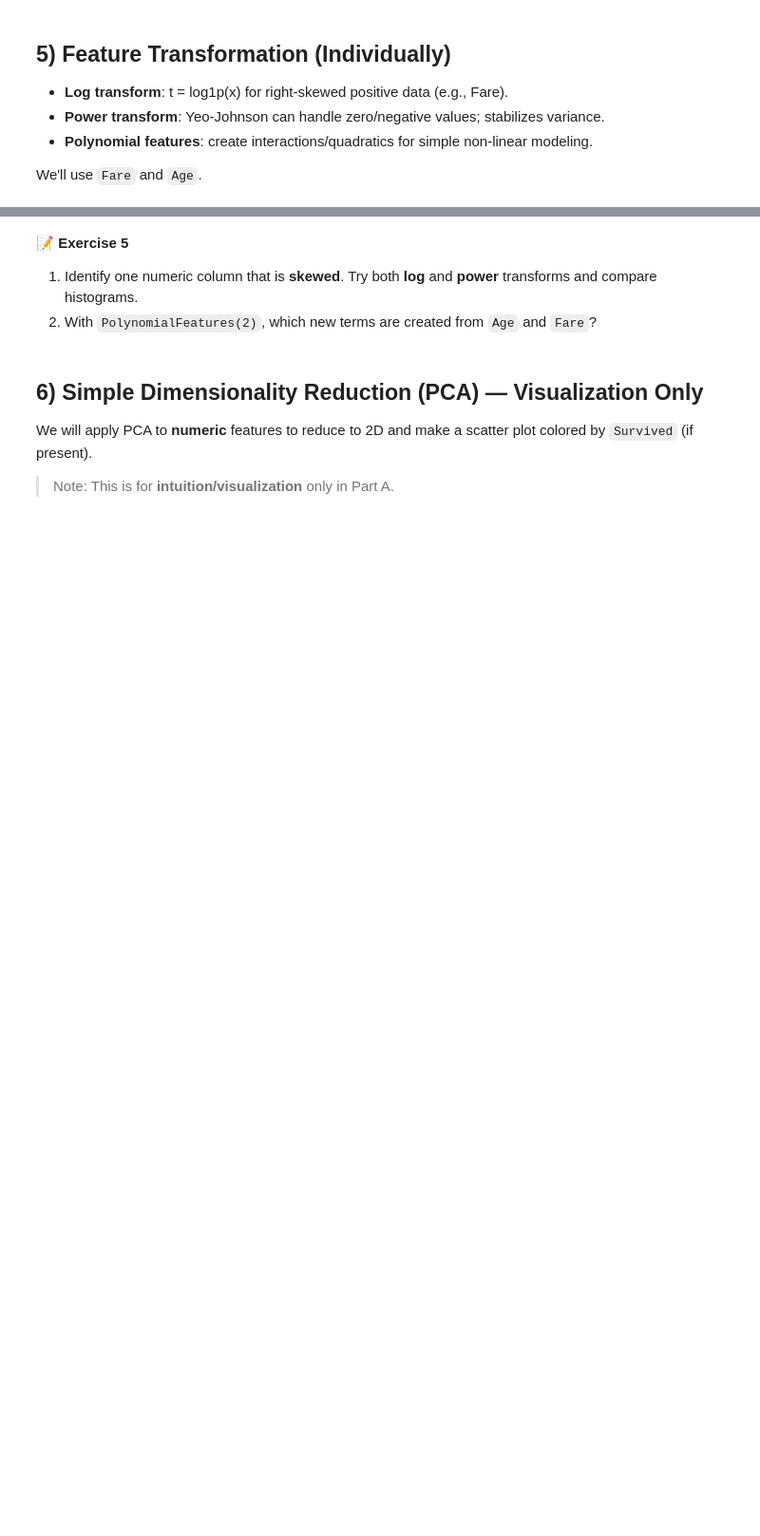
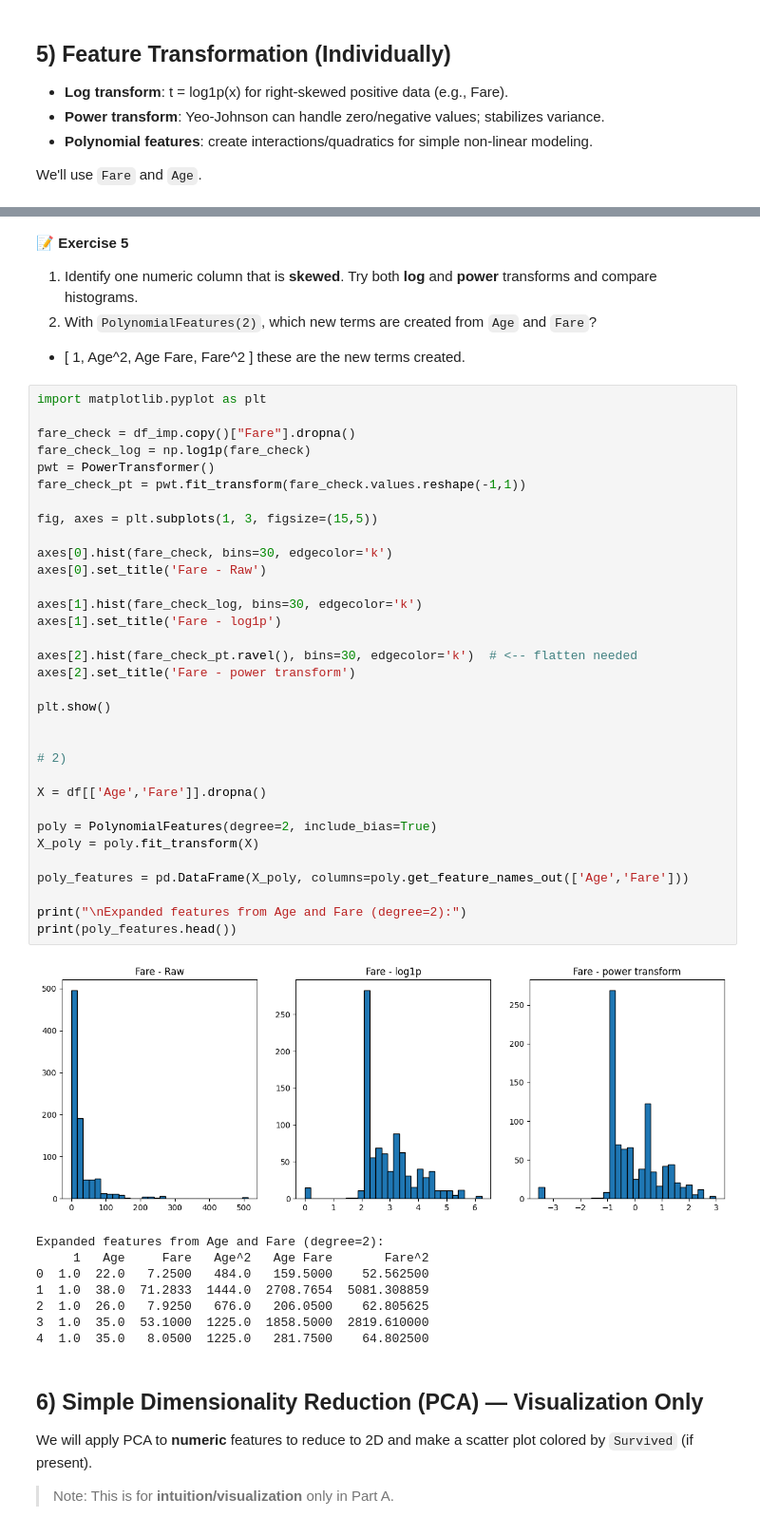
Before and after one commit to abhiram-vattikonda/ML, a Jupyter notebook: lab3_AP23110010258.ipynb, the cells around one changed output, grey strips where cells are left out. Shown at 95% size. Drawn from its saved outputs; the diff is of its cells as text; blank space fills up the shorter version.

```diff
--- a/lab3_AP23110010258.ipynb
+++ b/lab3_AP23110010258.ipynb
@@ -325,6 +349,49 @@ poly.get_feature_names_out(['Age','Fare'])[:6]
 **📝 Exercise 5**
 1) Identify one numeric column that is **skewed**. Try both **log** and **power** transforms and compare histograms.
 2) With `PolynomialFeatures(2)`, which new terms are created from `Age` and `Fare`?
+  -  [ 1,   Age^2,   Age Fare,  Fare^2 ] these are the new terms created.
+# %%
+import matplotlib.pyplot as plt
+
+fare_check = df_imp.copy()["Fare"].dropna()
+fare_check_log = np.log1p(fare_check)
+pwt = PowerTransformer()
+fare_check_pt = pwt.fit_transform(fare_check.values.reshape(-1,1))
+
+fig, axes = plt.subplots(1, 3, figsize=(15,5))
+
+axes[0].hist(fare_check, bins=30, edgecolor='k')
+axes[0].set_title('Fare - Raw')
+
+axes[1].hist(fare_check_log, bins=30, edgecolor='k')
+axes[1].set_title('Fare - log1p')
+
+axes[2].hist(fare_check_pt.ravel(), bins=30, edgecolor='k')  # <-- flatten needed
+axes[2].set_title('Fare - power transform')
+
+plt.show()
+
+
+# 2)
+
+X = df[['Age','Fare']].dropna()
+
+poly = PolynomialFeatures(degree=2, include_bias=True)
+X_poly = poly.fit_transform(X)
+
+poly_features = pd.DataFrame(X_poly, columns=poly.get_feature_names_out(['Age','Fare']))
+
+print("\nExpanded features from Age and Fare (degree=2):")
+print(poly_features.head())
+# %% [output]
+[figure, added]
+Expanded features from Age and Fare (degree=2):
+     1   Age     Fare   Age^2   Age Fare       Fare^2
+0  1.0  22.0   7.2500   484.0   159.5000    52.562500
+1  1.0  38.0  71.2833  1444.0  2708.7654  5081.308859
+2  1.0  26.0   7.9250   676.0   206.0500    62.805625
+3  1.0  35.0  53.1000  1225.0  1858.5000  2819.610000
+4  1.0  35.0   8.0500  1225.0   281.7500    64.802500
 # %% [markdown]
 ## 6) Simple Dimensionality Reduction (PCA) — Visualization Only
 
```
Also changed, not shown: parts of 10 cells of this notebook.
